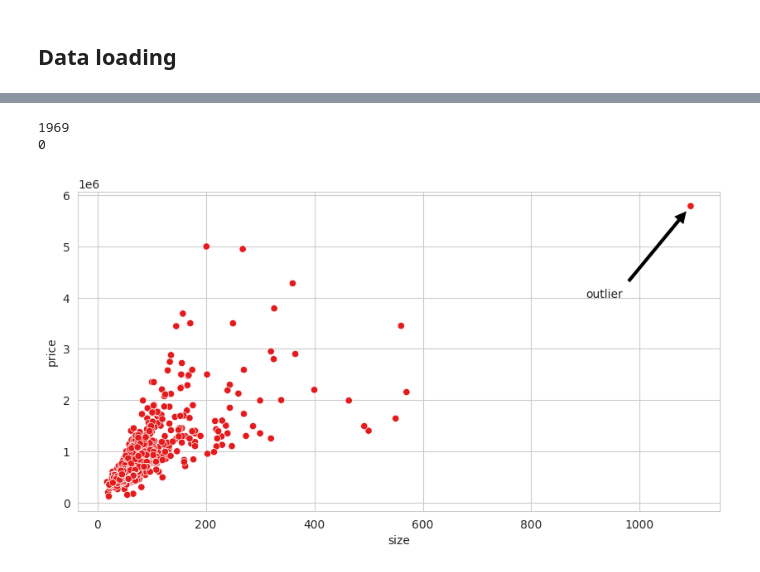
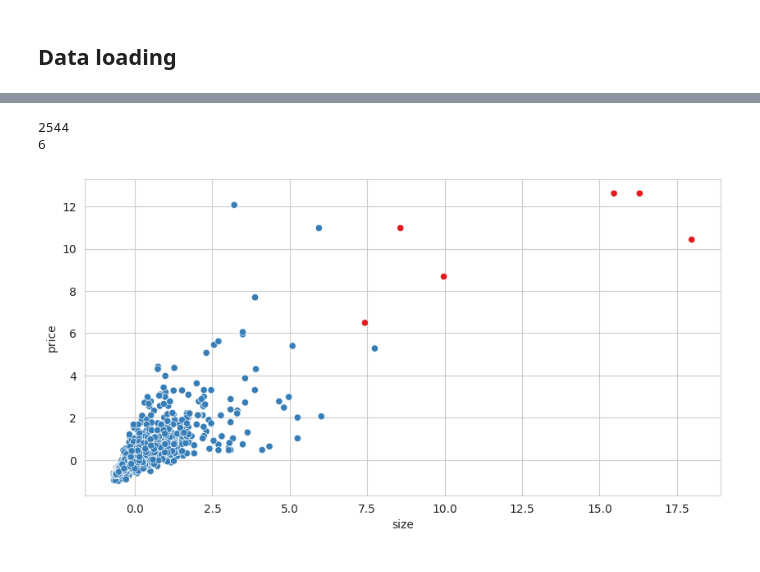
Before and after one commit to pdGruby/pricepy, a Jupyter notebook: ml_model/notebooks/data_exploration.ipynb, the cells around one changed output, grey strips where cells are left out. Saved outputs shown, nothing was run; the diff lists cells and outputs as text; code cells hidden in the pictures.

```diff
--- a/ml_model/notebooks/data_exploration.ipynb
+++ b/ml_model/notebooks/data_exploration.ipynb
@@ -26,3 +6,8 @@ df.head()
+# %%
+preprocessor = DataPreprocessor()
+
+preprocessor.run_preprocessing_pipeline()
+df = preprocessor.get()
 # %%
 import matplotlib.pyplot as plt
 import seaborn as sns
@@ -45,22 +34,27 @@ df = df[df['size'].notna()]
 # %%
 from sklearn.ensemble import IsolationForest
 import numpy as np
+from sklearn.preprocessing import StandardScaler
 
-clf = IsolationForest(max_samples=5, contamination=0.005, random_state=42).fit(df[['size', 'price']])
+scaler = StandardScaler()
+df[['size', 'price']] = scaler.fit_transform(df[['size', 'price']])
 
-clf.predict(df[['size', 'price']])
+clf = IsolationForest(max_features=1, n_estimators=2000, max_samples=3, contamination=0.002, random_state=42).fit(df[['size', 'price']])
+# clf = IsolationForest(n_estimators=200, contamination=0.001, random_state=42).fit(df[['size', 'price']])
+
 df['outlier'] = clf.predict(df[['size', 'price']])
+df['outlier_score'] = clf.decision_function(df[['size', 'price']])
 
 print(len(df))
 print(len(df[df['outlier'] == -1]))
 # %% [output]
-1969
-0
+2544
+6
 # %%
 sns.set_style("whitegrid")
 plt.figure(figsize=(10, 5))
 sns.scatterplot(x='size', y='price', data=df, hue='outlier', legend=False, palette='Set1')
-plt.annotate('outlier', xy=(1094.0, 5790000.0), xytext=(900, 4000000), arrowprops=dict(facecolor='black', shrink=0.05))
+# plt.annotate('outlier', xy=(1094.0, 5790000.0), xytext=(900, 4000000), arrowprops=dict(facecolor='black', shrink=0.05))
 plt.show()
 # %% [output]
-[figure, old version]
+[figure, new version]
```
Also changed, not shown: parts of 7 cells of this notebook, 5 other files.
